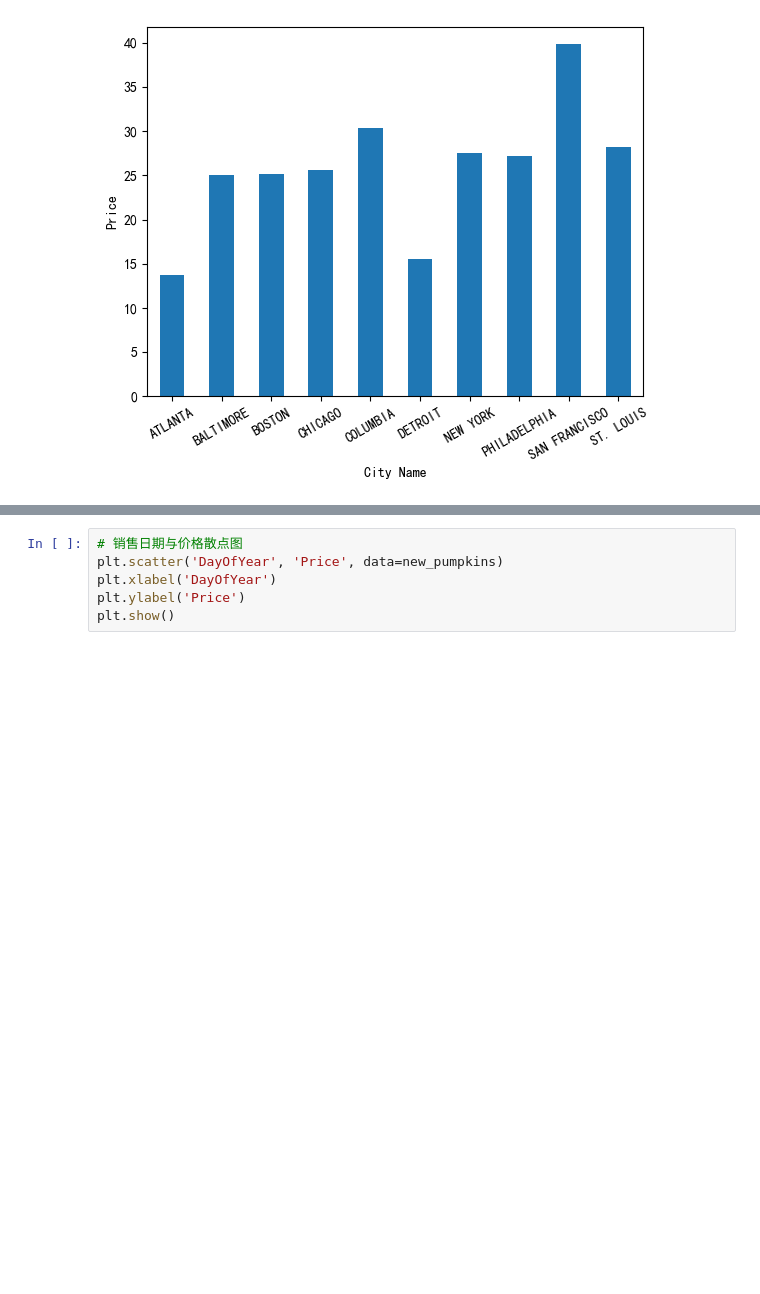
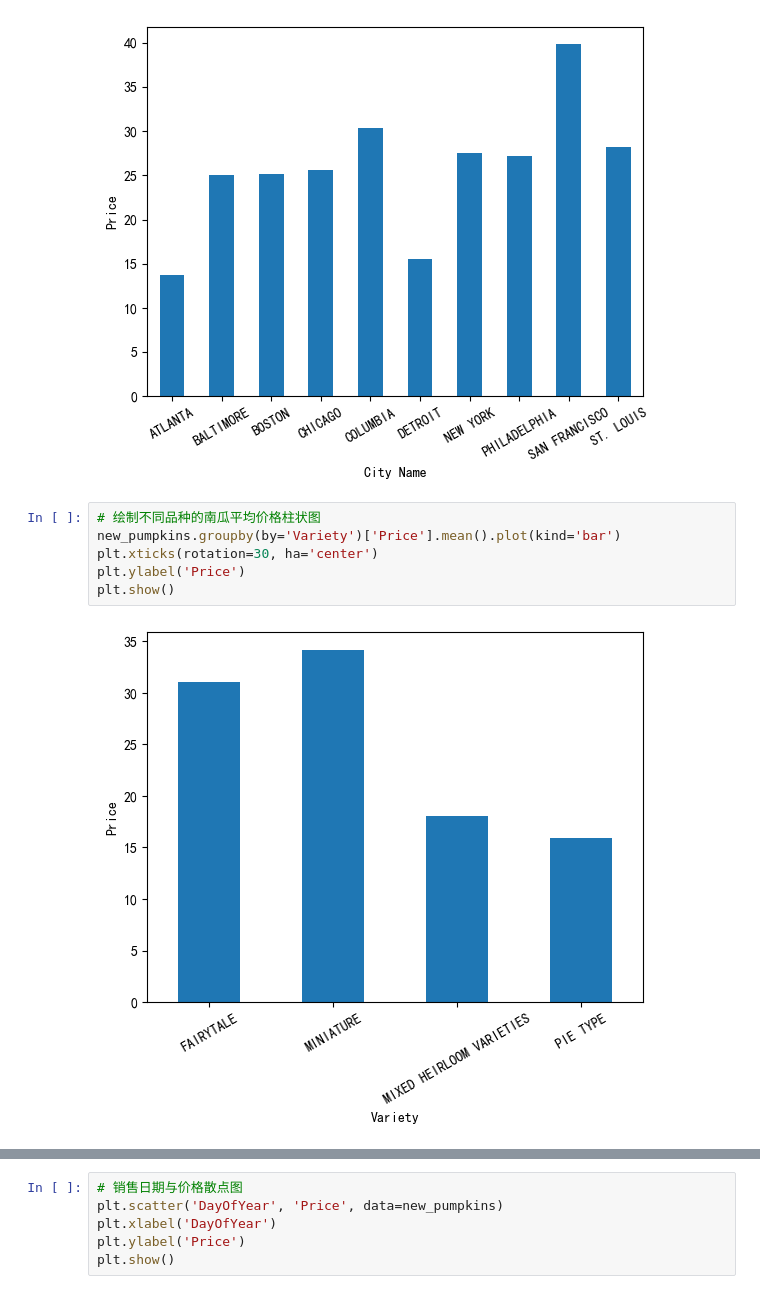
Before and after one commit to chenwenhao2025/xxqzy2, a Jupyter notebook: xxqdm2.1.ipynb, the cells around one changed output, grey strips where cells are left out. Saved outputs shown, nothing was run; the diff lists cells and outputs as text; blank space fills up the shorter version.

```diff
--- a/xxqdm2.1.ipynb
+++ b/xxqdm2.1.ipynb
@@ -196,3 +196,11 @@ plt.ylabel('Price')
 plt.show()
 # %% [output]
 [figure]
+# %%
+# 绘制不同品种的南瓜平均价格柱状图
+new_pumpkins.groupby(by='Variety')['Price'].mean().plot(kind='bar')
+plt.xticks(rotation=30, ha='center')
+plt.ylabel('Price')
+plt.show()
+# %% [output]
+[figure, added]
```
Also changed, not shown: parts of 2 cells of this notebook.
